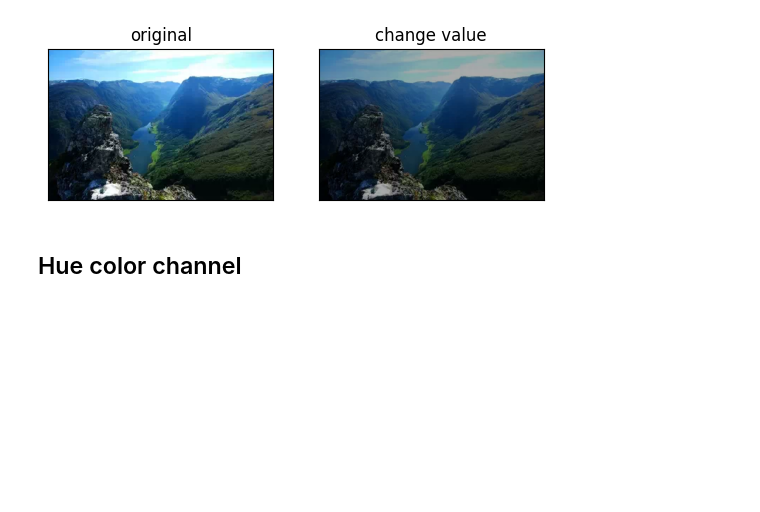
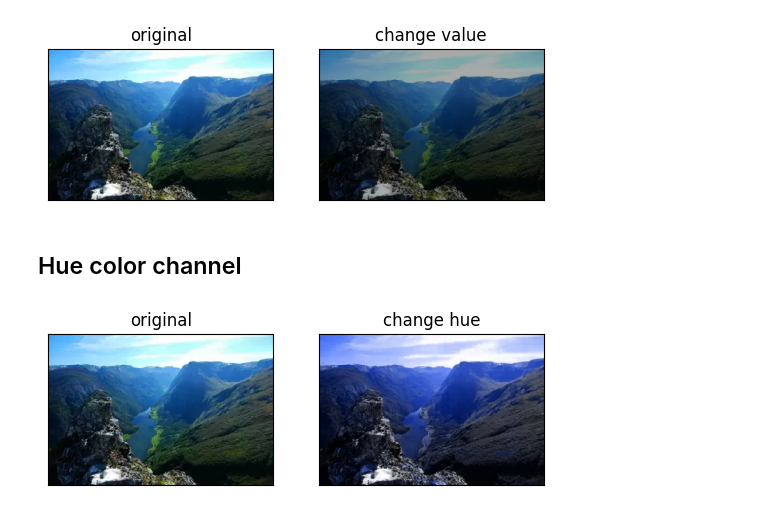
Before and after one commit to Jacky-lim-data-analyst/jacky_cv_blog, a Jupyter notebook: img_channels.ipynb, the cells around one changed output. Cells and saved outputs as stored; diff of their text form; code cells hidden in the pictures; blank space fills up the shorter version.

```diff
--- a/img_channels.ipynb
+++ b/img_channels.ipynb
@@ -90,8 +90,10 @@ plt.show()
 # %%
 h_new = np.uint8(113*np.ones_like(h))
 img_hsv_new = cv.merge((h_new, s, v))
 img_rgb_new = cv.cvtColor(img_hsv_new, cv.COLOR_HSV2RGB)
 
 plt.subplot(121), display_inline_img(img_rgb, title="original", grayscale=False)
-plt.subplot(122), display_inline_img(img_rgb_new, title="change value", grayscale=False)
+plt.subplot(122), display_inline_img(img_rgb_new, title="change hue", grayscale=False)
 plt.show()
+# %% [output]
+[figure, added]
```
Also changed, not shown: 1 other file.
